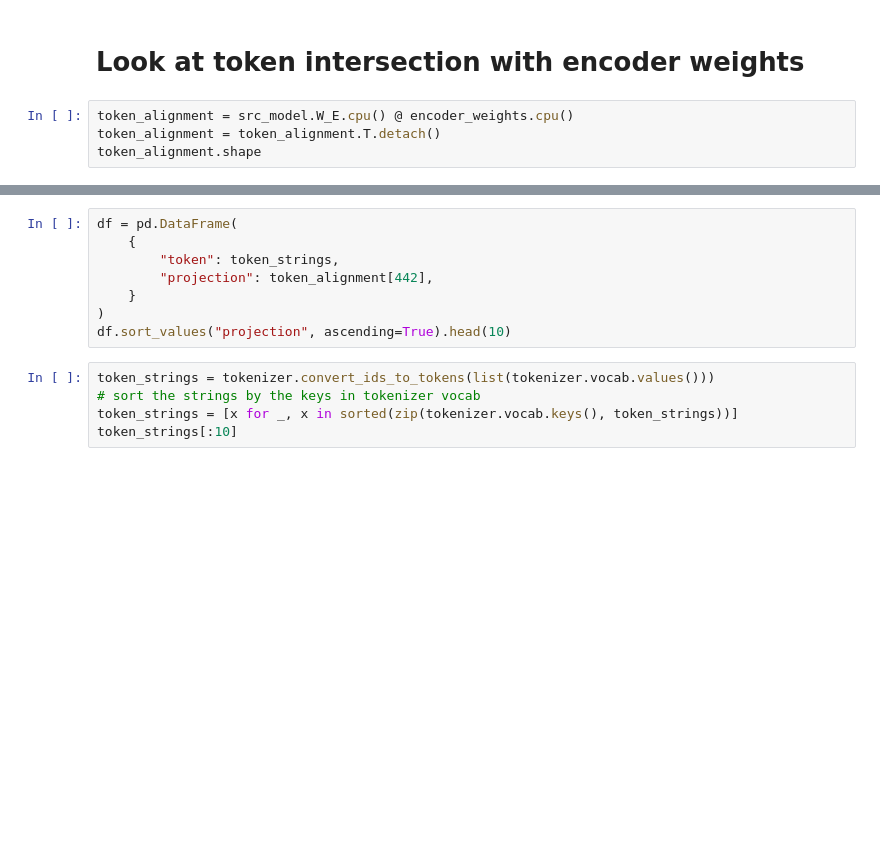
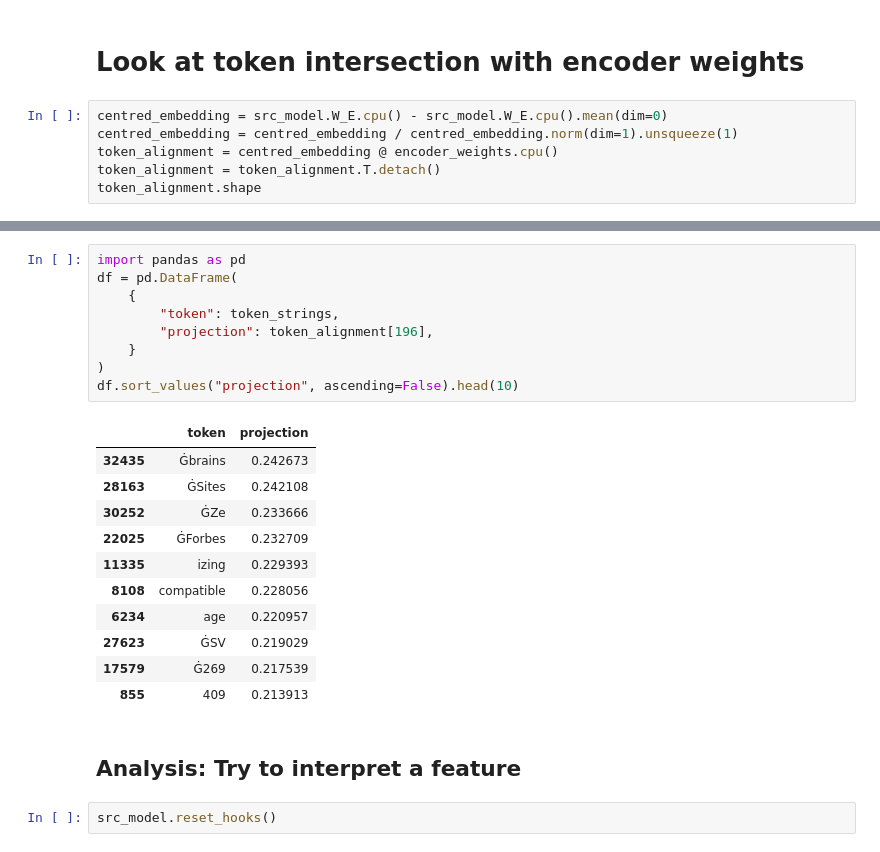
Before and after one commit to jbloomAus/sparse_autoencoder, a Jupyter notebook: dev/joseph.ipynb, the cells around one changed output, grey strips where cells are left out. Saved outputs shown, nothing was run; the diff lists cells and outputs as text; blank space fills up the shorter version.

```diff
--- a/dev/joseph.ipynb
+++ b/dev/joseph.ipynb
@@ -279,6 +271,8 @@ fig.show()
 # %% [markdown]
 # Look at token intersection with encoder weights
 # %%
-token_alignment = src_model.W_E.cpu() @ encoder_weights.cpu()
+centred_embedding = src_model.W_E.cpu() - src_model.W_E.cpu().mean(dim=0)
+centred_embedding = centred_embedding / centred_embedding.norm(dim=1).unsqueeze(1)
+token_alignment = centred_embedding @ encoder_weights.cpu()
 token_alignment = token_alignment.T.detach()
 token_alignment.shape
@@ -287,13 +300,25 @@ px.bar(token_alignment.norm(dim=1))
 # %%
+import pandas as pd
 df = pd.DataFrame(
     {
         "token": token_strings,
-        "projection": token_alignment[442],
+        "projection": token_alignment[196],
     }
 )
-df.sort_values("projection", ascending=True).head(10)
+df.sort_values("projection", ascending=False).head(10)
+# %% [output]
+|  | token | projection |
+| 32435 | Ġbrains | 0.242673 |
+| 28163 | ĠSites | 0.242108 |
+| 30252 | ĠZe | 0.233666 |
+| 22025 | ĠForbes | 0.232709 |
+| 11335 | izing | 0.229393 |
+| 8108 | compatible | 0.228056 |
+| 6234 | age | 0.220957 |
+| 27623 | ĠSV | 0.219029 |
+| 17579 | Ġ269 | 0.217539 |
+| 855 | 409 | 0.213913 |
-# %%
-token_strings = tokenizer.convert_ids_to_tokens(list(tokenizer.vocab.values()))
-# sort the strings by the keys in tokenizer vocab
-token_strings = [x for _, x in sorted(zip(tokenizer.vocab.keys(), token_strings))]
-token_strings[:10]
+# %% [markdown]
+## Analysis: Try to interpret a feature
+# %%
+src_model.reset_hooks()
```
Also changed, not shown: parts of 28 cells of this notebook, 5 other files.
